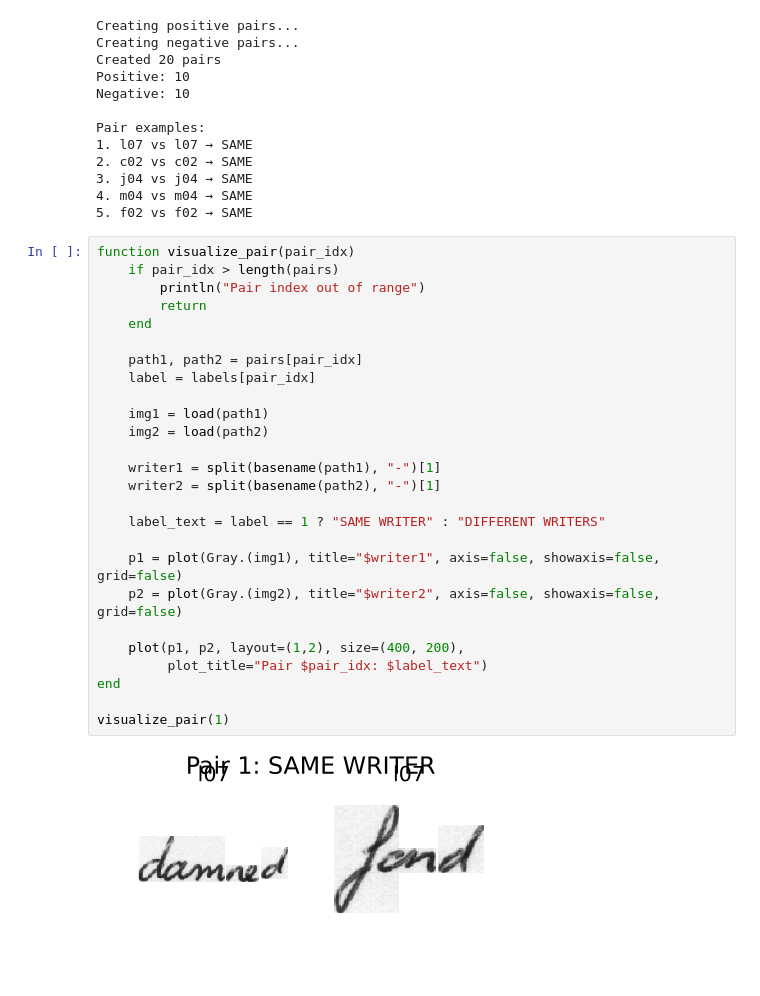
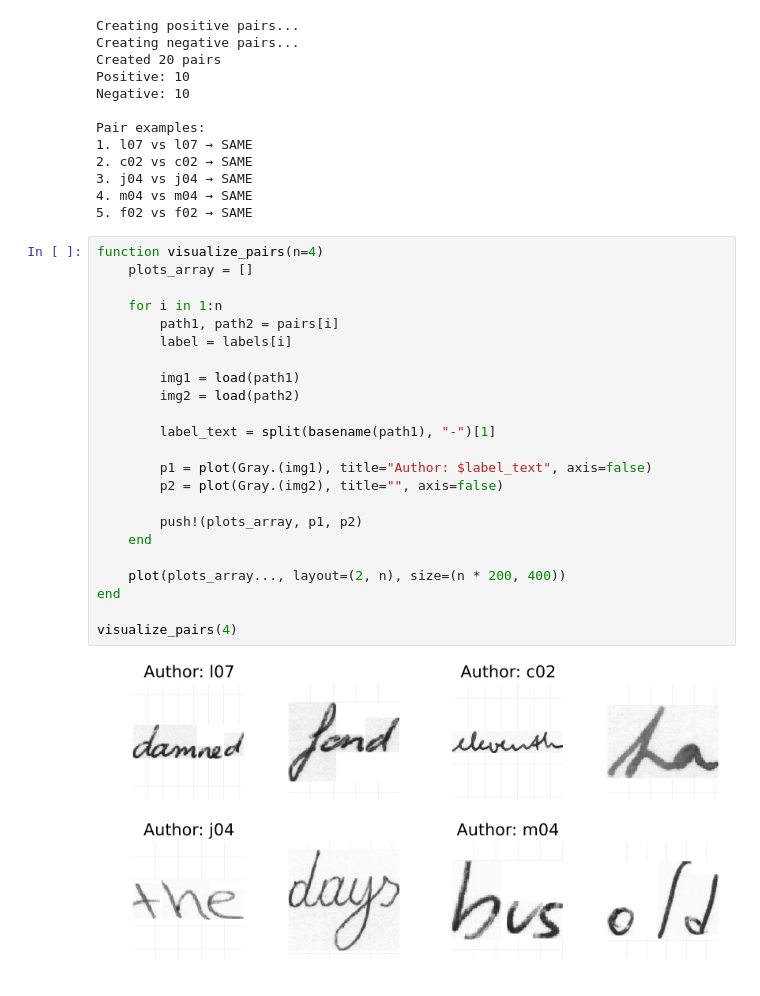
Before and after one commit to igorpie1705/WriterVerifier.jl, a Jupyter notebook: notebooks/01_exploration.ipynb, the cells around one changed output. Drawn from its saved outputs; the diff is of its cells as text.

```diff
--- a/notebooks/01_exploration.ipynb
+++ b/notebooks/01_exploration.ipynb
@@ -193,30 +193,27 @@ Pair examples:
 4. m04 vs m04 → SAME
 5. f02 vs f02 → SAME
 # %%
-function visualize_pair(pair_idx)
-    if pair_idx > length(pairs)
-        println("Pair index out of range")
-        return
+function visualize_pairs(n=4)
+    plots_array = []
+
+    for i in 1:n
+        path1, path2 = pairs[i]
+        label = labels[i]
+
+        img1 = load(path1)
+        img2 = load(path2)
+
+        label_text = split(basename(path1), "-")[1]
+
+        p1 = plot(Gray.(img1), title="Author: $label_text", axis=false)
+        p2 = plot(Gray.(img2), title="", axis=false)
+
+        push!(plots_array, p1, p2)
     end
 
-    path1, path2 = pairs[pair_idx]
-    label = labels[pair_idx]
-
-    img1 = load(path1)
-    img2 = load(path2)
-
-    writer1 = split(basename(path1), "-")[1]
-    writer2 = split(basename(path2), "-")[1]
-
-    label_text = label == 1 ? "SAME WRITER" : "DIFFERENT WRITERS"
-
-    p1 = plot(Gray.(img1), title="$writer1", axis=false, showaxis=false, grid=false)
-    p2 = plot(Gray.(img2), title="$writer2", axis=false, showaxis=false, grid=false)
-
-    plot(p1, p2, layout=(1,2), size=(400, 200),
-         plot_title="Pair $pair_idx: $label_text")
+    plot(plots_array..., layout=(2, n), size=(n * 200, 400))
 end
 
-visualize_pair(1)
+visualize_pairs(4)
 # %% [output]
-[figure, old version]
+[figure, new version]
```
Also changed, not shown: parts of 3 cells of this notebook, 5 other files.
